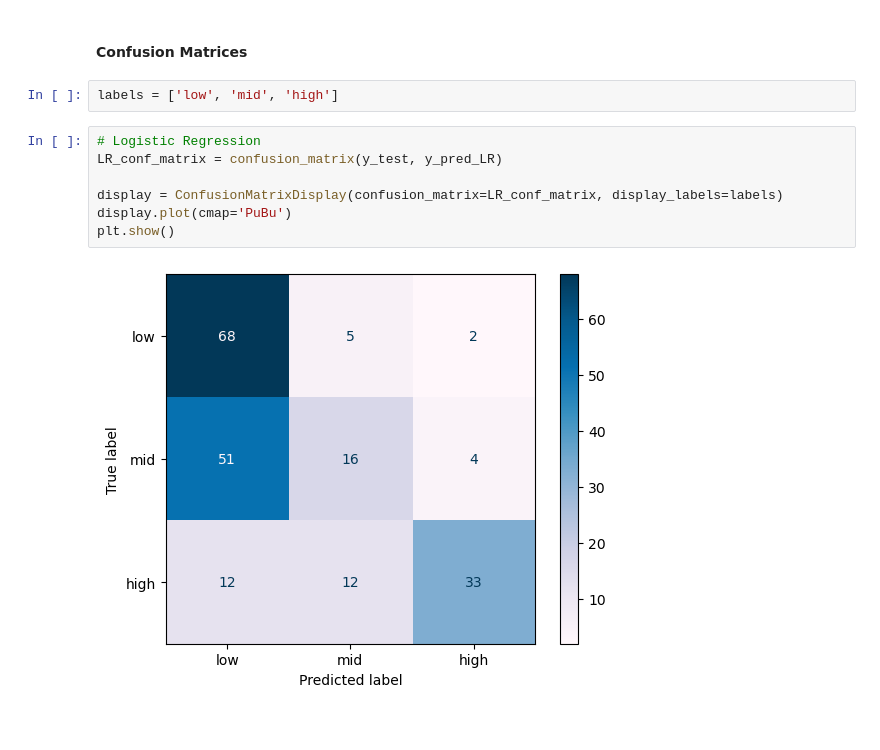
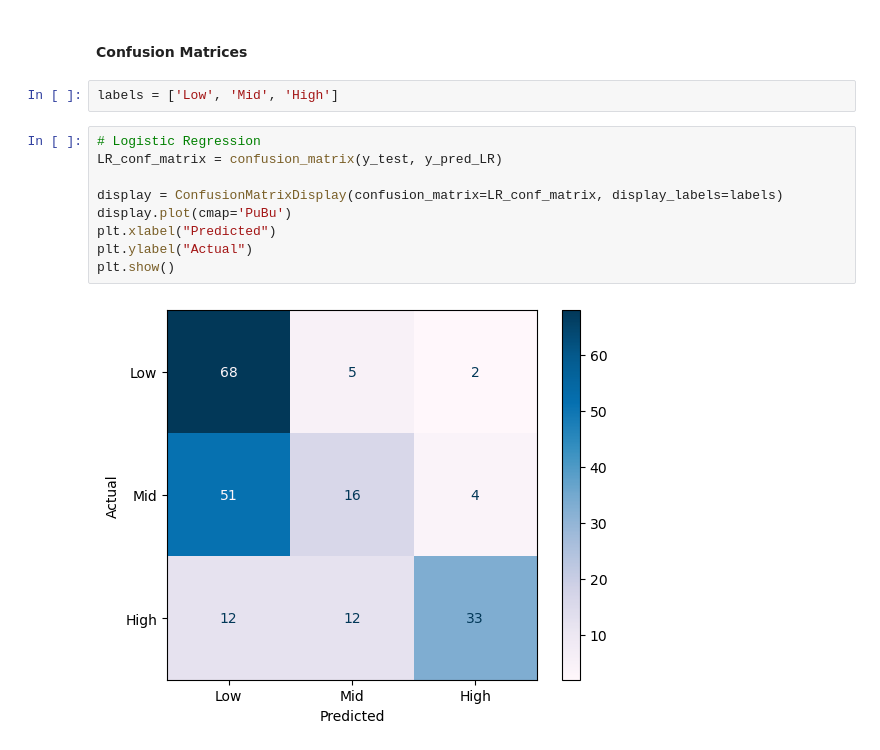
Before and after one commit to LilyyVogel/DS-Capstone-Project, a Jupyter notebook: CapstoneProject.ipynb, the cells around one changed output. Drawn from its saved outputs; the diff is of its cells as text.

```diff
--- a/CapstoneProject.ipynb
+++ b/CapstoneProject.ipynb
@@ -264,14 +292,16 @@ feature_imp.sort_values(by='importance', ascending=False)
 # %% [markdown]
 #### Confusion Matrices
 # %%
-labels = ['low', 'mid', 'high']
+labels = ['Low', 'Mid', 'High']
 # %%
 # Logistic Regression
 LR_conf_matrix = confusion_matrix(y_test, y_pred_LR)
 
 display = ConfusionMatrixDisplay(confusion_matrix=LR_conf_matrix, display_labels=labels)
 display.plot(cmap='PuBu')
+plt.xlabel("Predicted")
+plt.ylabel("Actual")
 plt.show()
 # %% [output]
-[figure, old version]
+[figure, new version]
 # %%
```
Also changed, not shown: parts of 15 cells of this notebook.
